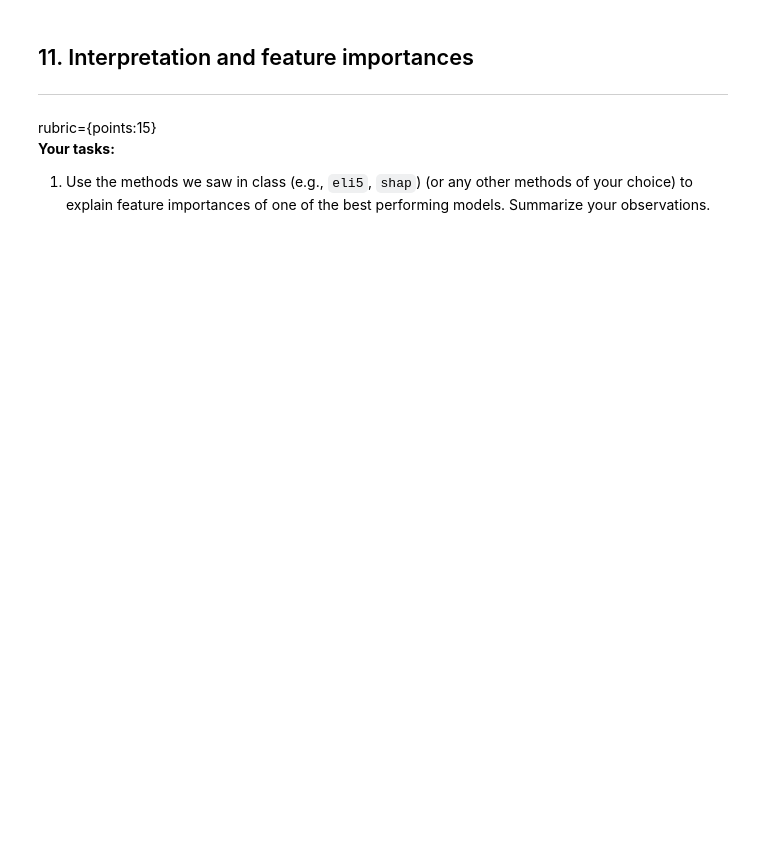
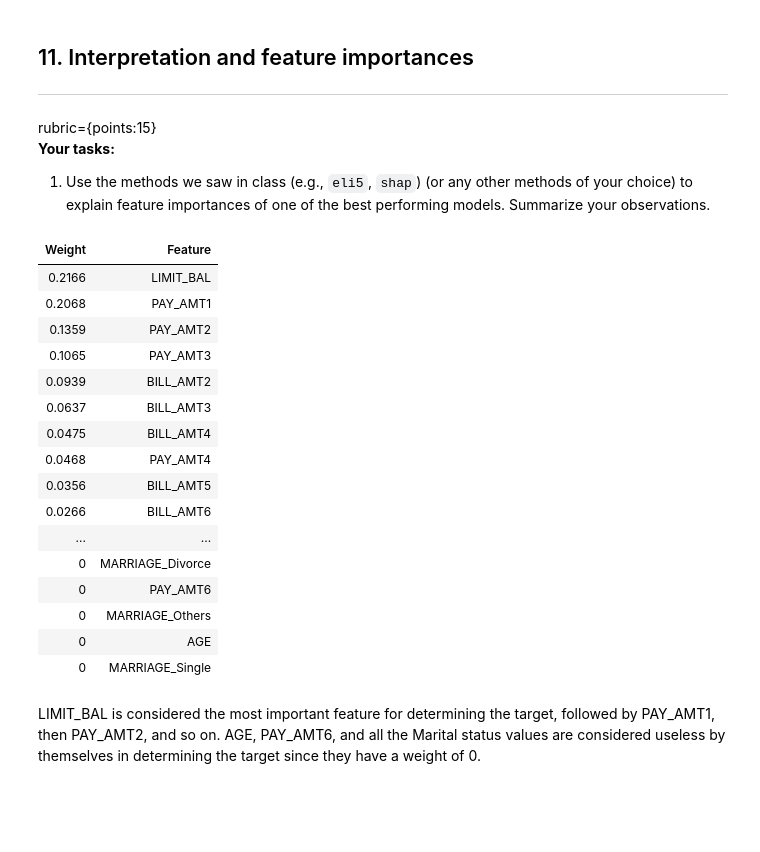
Before and after one commit to SilentM/cpsc330-2021W2, a Jupyter notebook: hw/hw6/hw6.ipynb, the cells around one changed output. Saved outputs shown, nothing was run; the diff lists cells and outputs as text; code cells hidden in the pictures; blank space fills up the shorter version.

```diff
--- a/hw/hw6/hw6.ipynb
+++ b/hw/hw6/hw6.ipynb
@@ -490,6 +660,44 @@ rubric={points:15}
 **Your tasks:**
 
 1. Use the methods we saw in class (e.g., `eli5`, `shap`) (or any other methods of your choice) to explain feature importances of one of the best performing models. Summarize your observations.
+# %%
+import eli5
+set_config(display="diagram")
+
+pipe_lgbm_optimal = make_pipeline(preprocessor, LGBMClassifier(random_state=123, n_estimators=7, learning_rate=1000, class_weight="balanced"))
+
+pipe_lgbm_optimal.fit(X_train, y_train)
+
+ohe_columns = list(pipe_lgbm_optimal.named_steps["columntransformer"].named_transformers_['onehotencoder'].get_feature_names_out(ohe_categ_cols))
+
+
+feature_names = numeric_features + ohe_columns
+
+
+
+eli5.explain_weights(
+    pipe_lgbm_optimal.named_steps["lgbmclassifier"], feature_names=feature_names
+)
+# %% [output]
+| Weight | Feature |
+| 0.2166 | LIMIT_BAL |
+| 0.2068 | PAY_AMT1 |
+| 0.1359 | PAY_AMT2 |
+| 0.1065 | PAY_AMT3 |
+| 0.0939 | BILL_AMT2 |
+| 0.0637 | BILL_AMT3 |
+| 0.0475 | BILL_AMT4 |
+| 0.0468 | PAY_AMT4 |
+| 0.0356 | BILL_AMT5 |
+| 0.0266 | BILL_AMT6 |
+| ... | ... |
+| 0 | MARRIAGE_Divorce |
+| 0 | PAY_AMT6 |
+| 0 | MARRIAGE_Others |
+| 0 | AGE |
+| 0 | MARRIAGE_Single |
+# %% [markdown]
+LIMIT_BAL is considered the most important feature for determining the target, followed by PAY_AMT1, then PAY_AMT2, and so on. AGE, PAY_AMT6, and all the Marital status values are considered useless by themselves in determining the target since they have a weight of 0.
 # %% [markdown]
 <br><br>
 # %% [markdown]
```
Also changed, not shown: parts of 17 cells of this notebook.
